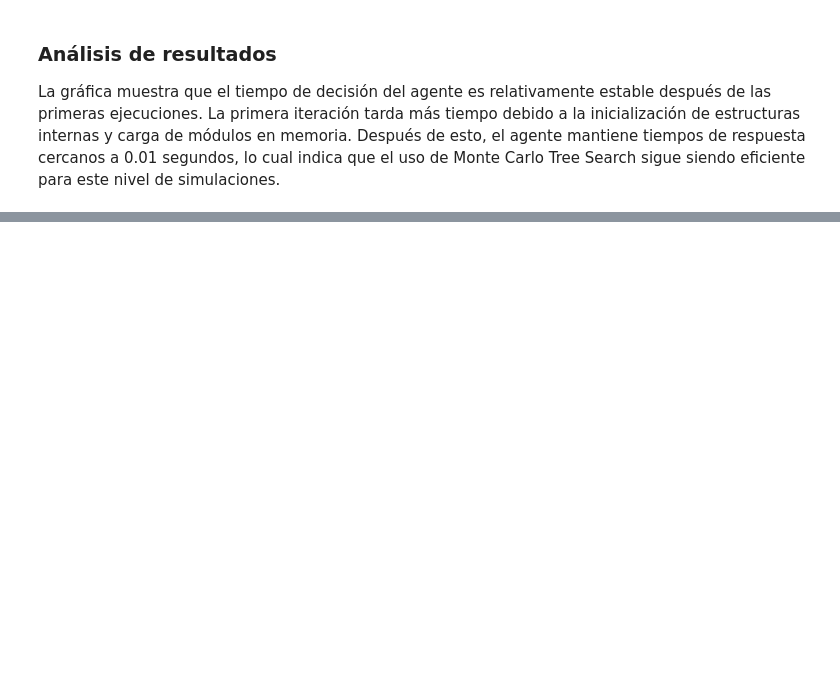
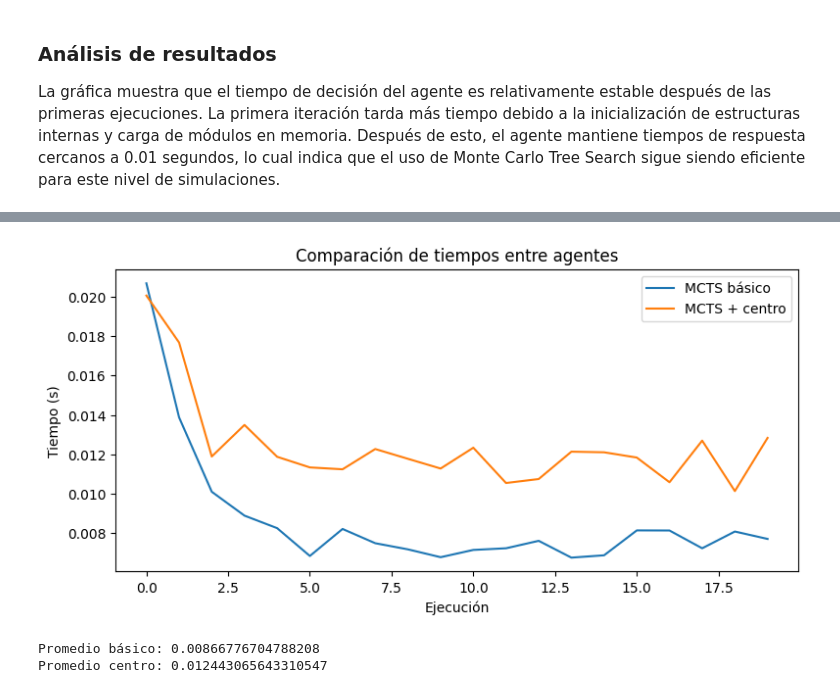
Before and after one commit to nicorodri18/ProyectoFinalFundamentosIA, a Jupyter notebook: entrega.ipynb, the cells around one changed output, grey strips where cells are left out. Cells and saved outputs as stored; diff of their text form; code cells hidden in the pictures; blank space fills up the shorter version.

```diff
--- a/entrega.ipynb
+++ b/entrega.ipynb
@@ -96,0 +205,50 @@ La gráfica muestra que el tiempo de decisión del agente es relativamente estab
+# %%
+basic_times = []
+center_times = []
+
+for _ in range(20):
+
+    board = np.zeros((6, 7))
+
+    # ---- BASIC ----
+
+    start = time.time()
+
+    basic_agent.act(board)
+
+    end = time.time()
+
+    basic_times.append(end - start)
+
+    # ---- CENTER ----
+
+    start = time.time()
+
+    center_agent.act(board)
+
+    end = time.time()
+
+    center_times.append(end - start)
+
+plt.figure(figsize=(9, 4))
+
+plt.plot(basic_times, label="MCTS básico")
+
+plt.plot(center_times, label="MCTS + centro")
+
+plt.xlabel("Ejecución")
+
+plt.ylabel("Tiempo (s)")
+
+plt.title("Comparación de tiempos entre agentes")
+
+plt.legend()
+
+plt.show()
+
+print("Promedio básico:", np.mean(basic_times))
+print("Promedio centro:", np.mean(center_times))
+# %% [output]
+[figure, added]
+Promedio básico: 0.00866776704788208
+Promedio centro: 0.012443065643310547
```
Also changed, not shown: parts of 12 cells of this notebook, 1 other file.
